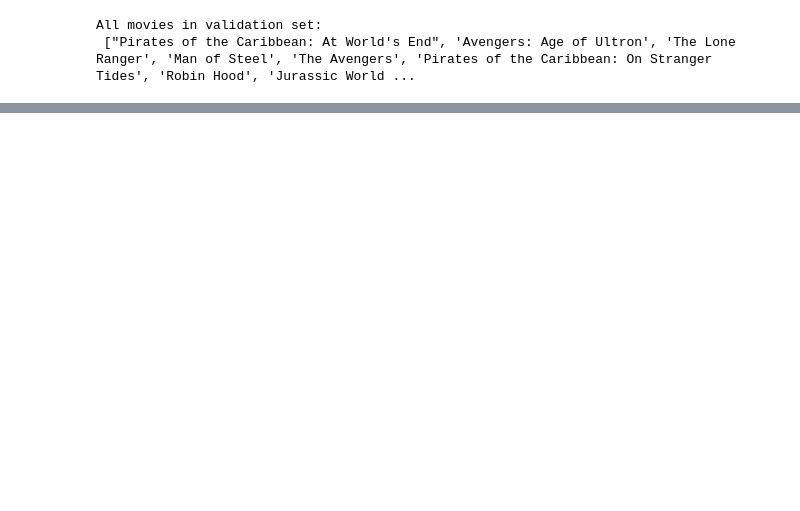
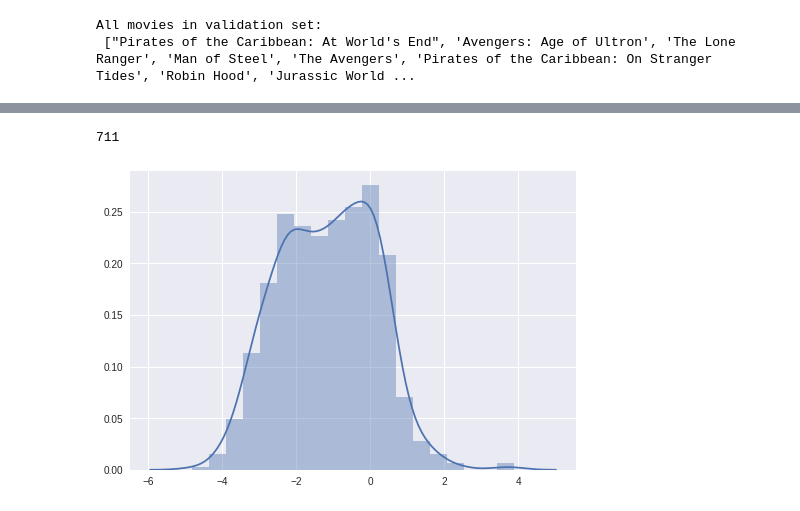
Before and after one commit to lucasfijen/Fuzzy_logic, a Jupyter notebook: Final_project.ipynb, the cells around one changed output, grey strips where cells are left out. Cells and saved outputs as stored; diff of their text form; code cells hidden in the pictures; blank space fills up the shorter version.

```diff
--- a/Final_project.ipynb
+++ b/Final_project.ipynb
@@ -583,11 +583,11 @@ data.get_rating('Harry(2018)')
 # %%
-def rate_movie(moviename, data, printing=False, filter_missing=False):
+def rate_movie(moviename, data, printing=False, filter_missing=False, top_select=0):
     #EXAMPLE
     #actor = actor_rulebase.calculate_firing_strengths([7.5, 8], [average_movie_rating, actor_movies])
-    actorvalues = data.actor_values(moviename)
-    vevalues = data.special_values(moviename)
-    directorvalues = data.director_values(moviename)
-    composervalues = data.composer_values(moviename)
+    actorvalues = data.actor_values(moviename, top_select)
+    vevalues = data.special_values(moviename, top_select)
+    directorvalues = data.director_values(moviename, top_select)
+    composervalues = data.composer_values(moviename, top_select)
     budget = data.get_budget(moviename)
     if filter_missing:
         if -1 in actorvalues:
@@ -690,6 +690,6 @@ Resulting rating:
 # %%
 import matplotlib.pyplot as plt
-def perform_validation(data, filtering=False, printing=False):
+def perform_validation(data, filtering=False, printing=False, top_select=0):
     movies = data.get_all_movies()
     abs_errors = []
     errors = []
@@ -699,7 +699,7 @@ def perform_validation(data, filtering=False, printing=False):
     total = 0
     print(len(movies))
     for movie in movies:
-        movie_rating = rate_movie(movie, data, printing, filtering)
+        movie_rating = rate_movie(movie, data, printing, filtering, top_select)
         valrat = data.get_rating(movie)
         if movie_rating > 0 and valrat > 0:
             temperr = abs(movie_rating - valrat)
@@ -721,5 +721,5 @@ def perform_validation(data, filtering=False, printing=False):
 # #    plt.plot(sorted(results)[::-1])
 #     plt.show()
 # %%
-abs_erros, errors, labels, rating = perform_validation(data, filtering=True)
+abs_erros, errors, labels, rating = perform_validation(data, filtering=True, top_select=2)
 # %% [output]
@@ -747,0 +759,14 @@ plt.show()
+# %%
+%matplotlib inline
+import numpy as np
+import pandas as pd
+from scipy import stats, integrate
+import matplotlib.pyplot as plt
+
+import seaborn as sns
+sns.set(color_codes=True)
+print(len(errors))
+sns.distplot(errors);
+# %% [output]
+711
+[figure, added]
```
Also changed, not shown: parts of 8 cells of this notebook.
